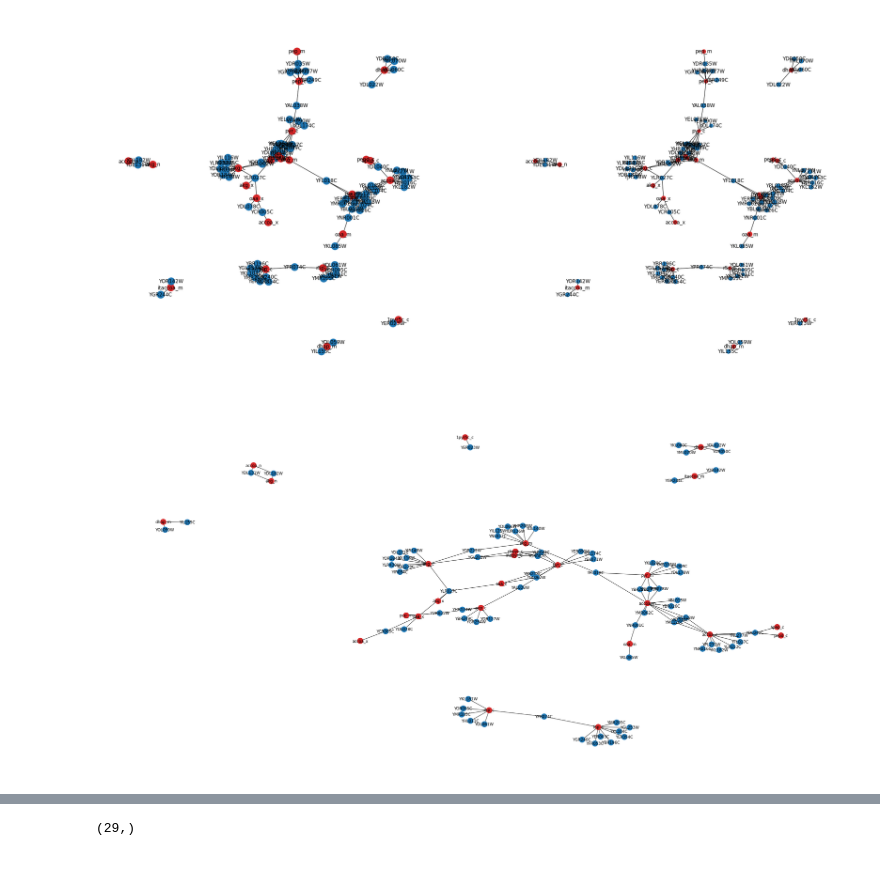
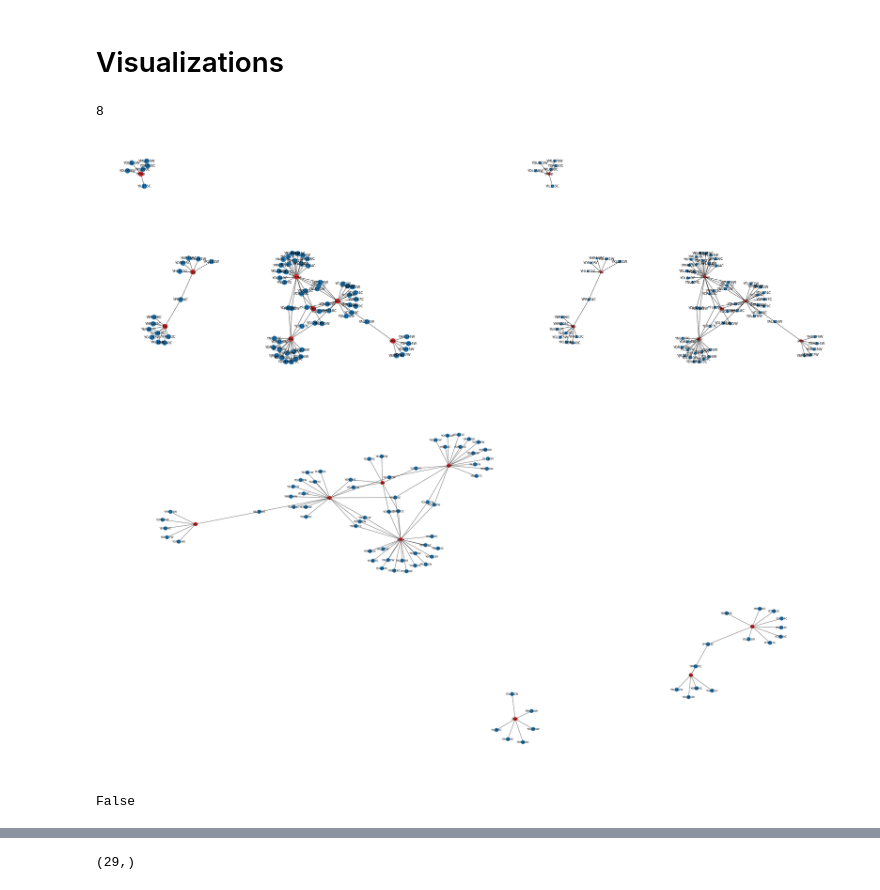
Before and after one commit to trdvangraft/thesis, a Jupyter notebook: metaengineering/collectors/stiochiometric.ipynb, the cells around one changed output, grey strips where cells are left out. Saved outputs shown, nothing was run; the diff lists cells and outputs as text; code cells hidden in the pictures.

Commit message:
normal business code with ignore of node2vec model

```diff
--- a/metaengineering/collectors/stiochiometric.ipynb
+++ b/metaengineering/collectors/stiochiometric.ipynb
@@ -29,7 +32,7 @@ protein_metabolite_df = dl.get_simple_protein_metabolite_dataframe()
 ENZYMES = protein_metabolite_df.to_df().columns.to_list()
 
 PRECURSOR_METABOLITES = [
-    'g6p;g6p-B', 'g6p;f6p;g6p-B', 'f6p', 'dhap', '3pg;2pg',
+    'f6p', 'dhap',
     'pep', 'pyr', 'r5p', 'accoa', 'akg', 'oaa',
 ]
 
@@ -50,10 +53,29 @@ def is_precursor_metabolite(metabolite_model_id: str):
     for precursor_metabolite in PRECURSOR_METABOLITES:
         if precursor_metabolite in metabolite_model_id:
             yield precursor_metabolite
+
+def get_matching_precursor_metabolite(cobra_metabolite_id):
+    for precursor_metabolite in PRECURSOR_METABOLITES:
+        if precursor_metabolite in cobra_metabolite_id:
+            return precursor_metabolite
 # %%
 precursor_model_metabolites = list(filter(lambda x: any((pc_meta in x.id for pc_meta in PRECURSOR_METABOLITES)), model.metabolites))
 precursor_model_metabolites_id = list(map(lambda x: x.id, precursor_model_metabolites))
+print(f"{precursor_model_metabolites_id=}")
 
 precursor_stiochiometric_df: pd.DataFrame = create_stoichiometric_matrix(model, array_type="DataFrame").loc[precursor_model_metabolites_id]
 precursor_stiochiometric_df = precursor_stiochiometric_df.loc[:, (precursor_stiochiometric_df != 0).any(axis=0)]
-precursor_reactions: List[Reaction] = list(map(lambda x: model.reactions.get_by_id(x), precursor_stiochiometric_df.columns.to_list()))
+
+print(f"{precursor_stiochiometric_df.index.to_list()=}")
+
+gene_to_reaction, reaction_to_gene = get_gene_reaction()
+
+precursor_reactions = list(map(lambda x: (reaction_to_gene[x], precursor_stiochiometric_df[x].values), precursor_stiochiometric_df.columns.to_list()))
+precursor_reactions = [(enzyme, stiochiometrie) for enzymes, stiochiometrie in precursor_reactions for enzyme in enzymes]
+
+edge_list_df = pd.DataFrame.from_records(precursor_reactions).T
+edge_list_df = edge_list_df.explode(edge_list_df.columns.to_list()).set_axis(edge_list_df.iloc[0], axis=1)
+edge_list_df = edge_list_df.drop(0).set_index(precursor_stiochiometric_df.index).groupby(edge_list_df.columns, axis=1).sum()
+edge_list_df = edge_list_df.stack().rename_axis(['metabolite_id', 'enzyme']).rename("cardinality")
+edge_list_df = edge_list_df[edge_list_df != 0].reset_index()
+edge_list_df
@@ -64,14 +98,11 @@ False
 # %%
-gene_to_reaction, reaction_to_gene = get_gene_reaction()
-
-precursor_reactions = list(map(lambda x: (reaction_to_gene[x], precursor_stiochiometric_df[x].values), precursor_stiochiometric_df.columns.to_list()))
-precursor_reactions = [(enzyme, stiochiometrie) for enzymes, stiochiometrie in precursor_reactions for enzyme in enzymes]
-
 edge_list_df = pd.DataFrame.from_records(precursor_reactions).T
 edge_list_df = edge_list_df.explode(edge_list_df.columns.to_list()).set_axis(edge_list_df.iloc[0], axis=1)
 edge_list_df = edge_list_df.drop(0).set_index(precursor_stiochiometric_df.index).groupby(edge_list_df.columns, axis=1).sum()
+edge_list_df['metabolite_id'] = [get_matching_precursor_metabolite(cobra_metabolite_id) for cobra_metabolite_id in edge_list_df.index]
+edge_list_df = edge_list_df.groupby('metabolite_id').sum()
 edge_list_df = edge_list_df.stack().rename_axis(['metabolite_id', 'enzyme']).rename("cardinality")
-edge_list_df = edge_list_df = edge_list_df[edge_list_df != 0].reset_index()
+edge_list_df = edge_list_df[edge_list_df != 0].reset_index()
 edge_list_df
 # %% [output]
 |  | metabolite_id | enzyme | cardinality |
@@ -152,34 +186,40 @@ knockout_effect
+# %% [markdown]
+#  Visualizations
+# %%
+len(edge_list_df['metabolite_id'].unique())
+# %% [output]
+8
 # %%
 G = nx.from_edgelist(
     zip(edge_list_df['metabolite_id'], edge_list_df['enzyme'])
 )
 
 color_map = ["tab:blue" if node in ENZYMES else "tab:red" for node in G]
 node_size = np.random.randint(10, size=len(G)) * 100
 
 
-fig, (ax1, ax2) = plt.subplots(1, 2, figsize=(32, 16))
+fig, (ax1, ax2) = plt.subplots(1, 2, figsize=(48, 16))
 
 pos = nx.fruchterman_reingold_layout(G)
 nx.draw(
     G,
     pos = pos,
     with_labels = True,
     node_color = color_map,
     # node_size = knockout_effect.loc['WT'].values,
     ax=ax1
 )
 
 nx.draw(
     G,
     pos = pos,
     with_labels = True,
     node_color = color_map,
     node_size = (knockout_effect.loc['YAL017W'].values / knockout_effect.loc['WT'].values) * 100,
     ax=ax2
 )
 # %% [output]
-[figure, old version]
+[figure, new version]
 # %%
 G = nx.from_edgelist(
     zip(edge_list_df['metabolite_id'], edge_list_df['enzyme'])
@@ -189,7 +229,7 @@ color_map = ["tab:blue" if node in ENZYMES else "tab:red" for node in G]
 node_size = np.random.randint(10, size=len(G)) * 100
 
 
-fig, ax = plt.subplots(1, 1, figsize=(32, 16))
+fig, ax = plt.subplots(1, 1, figsize=(48, 24))
 
 pos = nx.fruchterman_reingold_layout(G, k = 0.1)
 nx.draw(
@@ -204,7 +244,11 @@ plt.tight_layout()
 plt.savefig("./images/explorative/wt_graph_metabolite_enzyme_interaction.png")
 plt.savefig("./images/explorative/wt_graph_metabolite_enzyme_interaction.svg")
 # %% [output]
-[figure, old version]
+[figure, new version]
+# %%
+nx.is_connected(G)
+# %% [output]
+False
 # %%
 G = nx.from_edgelist(
     zip(edge_list_df['metabolite_id'], edge_list_df['enzyme'])
```
Also changed, not shown: parts of 39 cells of this notebook, 4 other files.
